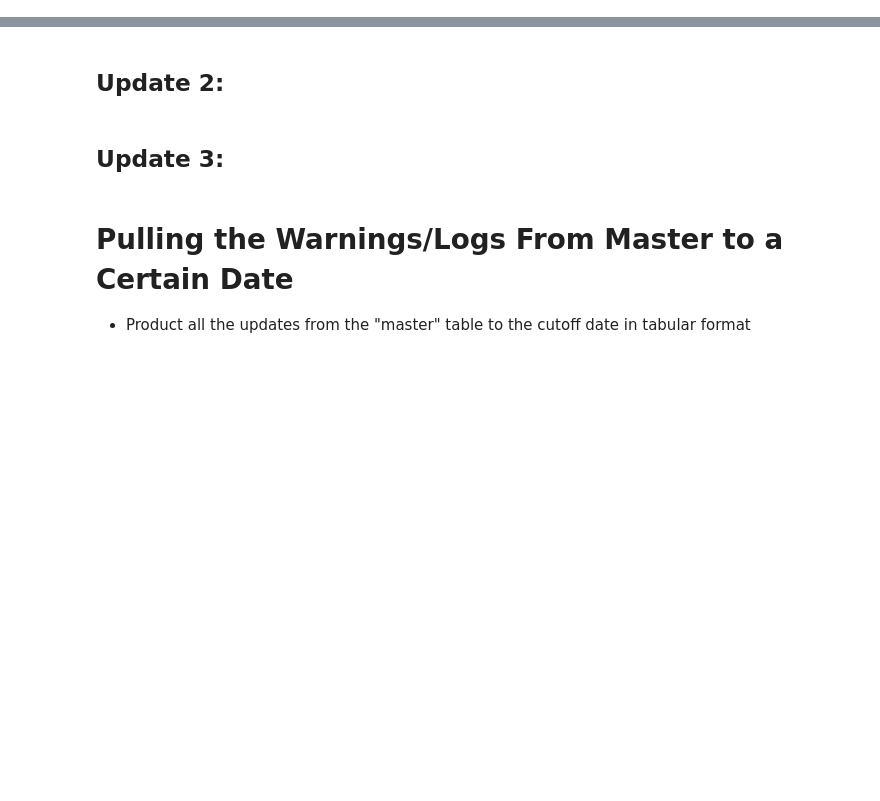
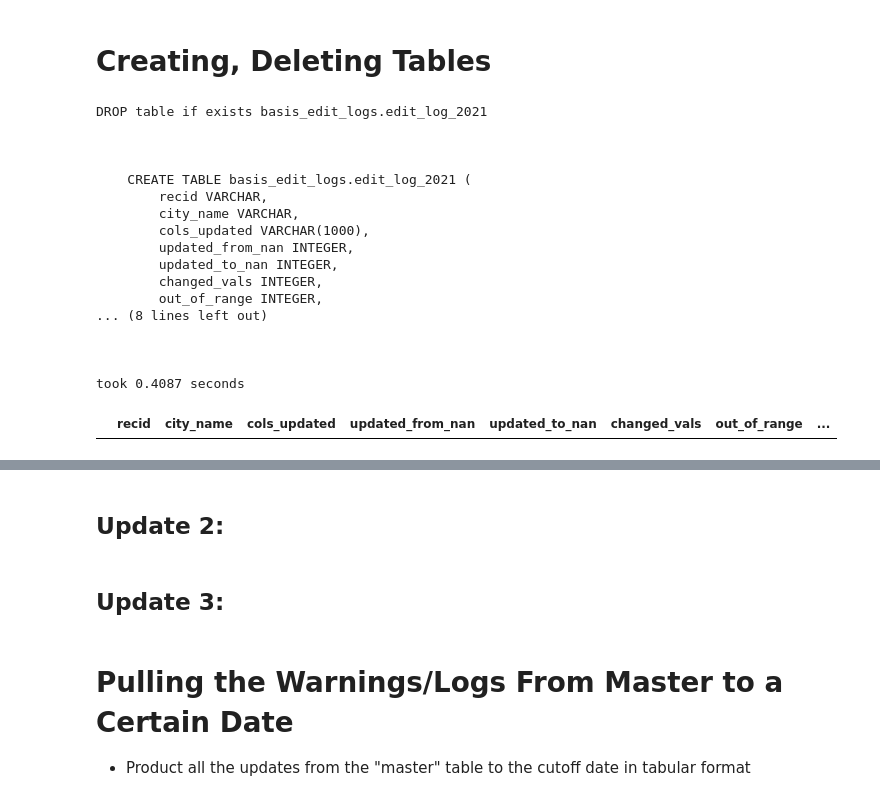
Before and after one commit to okeefe123/Metropolitan-Transportation-Commission, a Jupyter notebook: Jurisdiction-Entry-QAQC-Analysis/Jurisdiction_QAQC_Analysis.ipynb, the cells around one changed output, grey strips where cells are left out. Saved outputs shown, nothing was run; the diff lists cells and outputs as text; code cells hidden in the pictures; blank space fills up the shorter version.

```diff
--- a/Jurisdiction-Entry-QAQC-Analysis/Jurisdiction_QAQC_Analysis.ipynb
+++ b/Jurisdiction-Entry-QAQC-Analysis/Jurisdiction_QAQC_Analysis.ipynb
@@ -98,0 +130,49 @@ update_info.warning_table.to_csv('Warning_Log_UseCase.csv', index=False)
+# %% [markdown]
+# Creating, Deleting Tables
+# %%
+query = ['DROP table if exists basis_edit_logs.edit_log_2021']
+
+execute_redshift_cmds(query)
+
+add_table_query = [
+    """
+    CREATE TABLE basis_edit_logs.edit_log_2021 (
+        recid VARCHAR,
+        city_name VARCHAR,
+        cols_updated VARCHAR(1000),
+        updated_from_nan INTEGER,
+        updated_to_nan INTEGER,
+        changed_vals INTEGER,
+        out_of_range INTEGER,
+        warnings VARCHAR(5000),
+        editor VARCHAR,
+        edit_timestamp VARCHAR,
+        edit_type__c_u_d__ VARCHAR,
+        main_version VARCHAR,
+        old_vals VARCHAR(5000),
+        new_vals VARCHAR(5000)
+        );
+    """
+]
+
+execute_redshift_cmds(add_table_query)
+pull_df_from_redshift_sql('select * from basis_edit_logs.edit_log_2021')
+# %% [output]
+DROP table if exists basis_edit_logs.edit_log_2021
+
+
+
+    CREATE TABLE basis_edit_logs.edit_log_2021 (
+        recid VARCHAR,
+        city_name VARCHAR,
+        cols_updated VARCHAR(1000),
+        updated_from_nan INTEGER,
+        updated_to_nan INTEGER,
+        changed_vals INTEGER,
+        out_of_range INTEGER,
+... (8 lines left out)
+
+
+
+took 0.4087 seconds
+|  | recid | city_name | cols_updated | updated_from_nan | updated_to_nan | changed_vals | out_of_range | ... |
```
Also changed, not shown: parts of 30 cells of this notebook.
